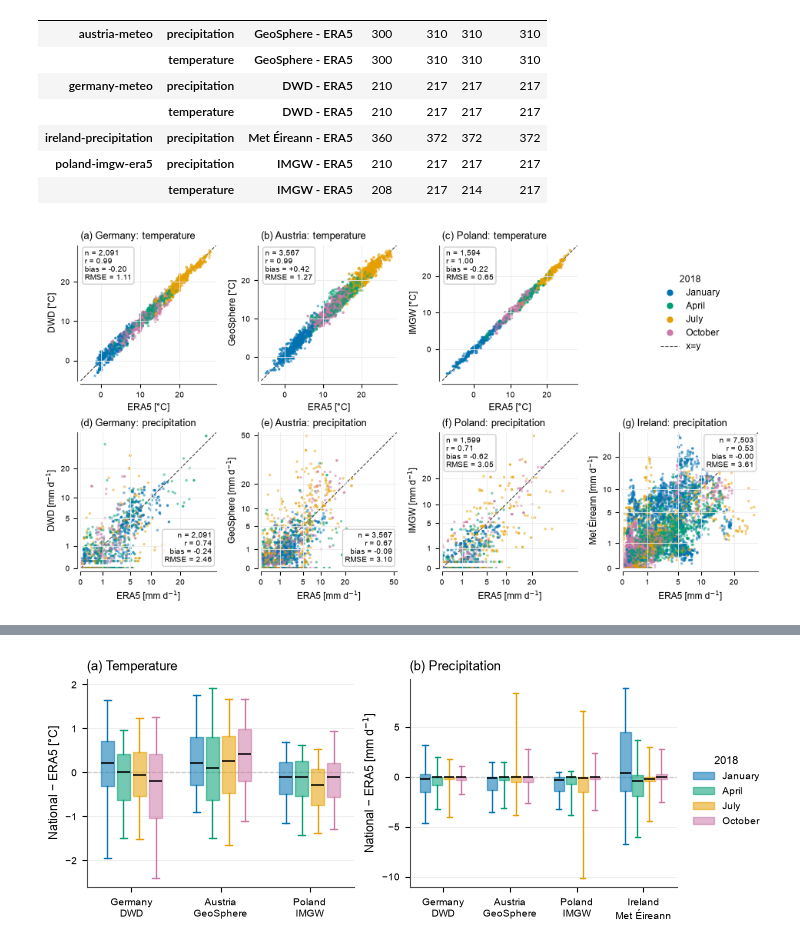
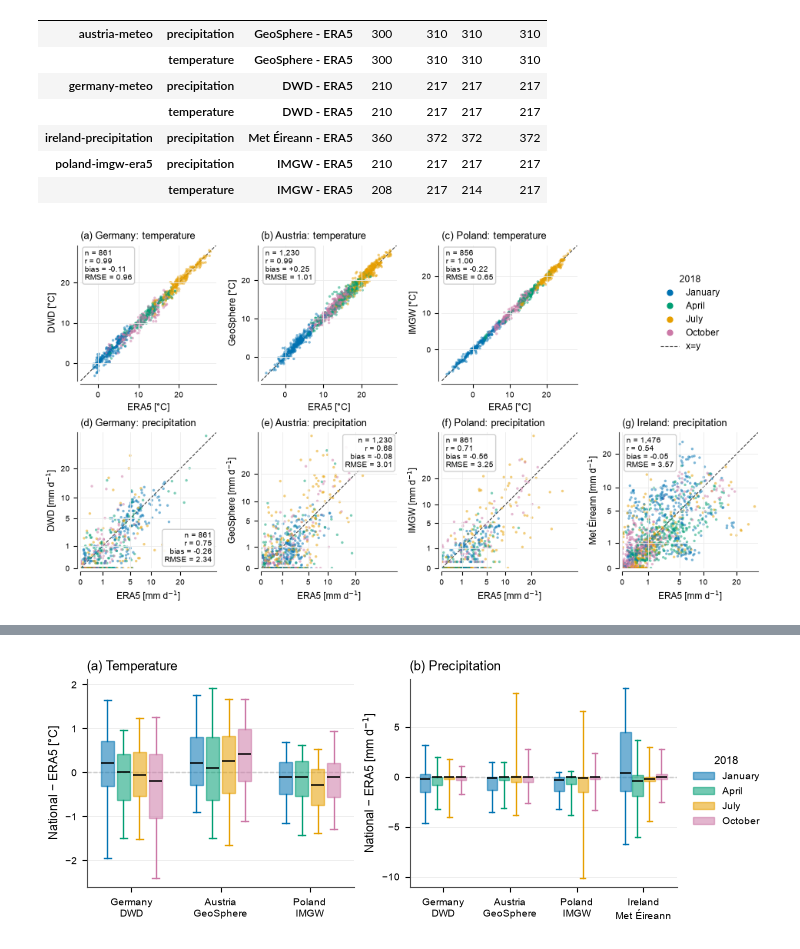
Before and after one commit to SmolakK/FARMWISE-API, a Jupyter notebook: evaluation/Evaluation summariser.ipynb, the cells around one changed output, grey strips where cells are left out. Saved outputs shown, nothing was run; the diff lists cells and outputs as text; code cells hidden in the pictures.

```diff
--- a/evaluation/Evaluation summariser.ipynb
+++ b/evaluation/Evaluation summariser.ipynb
@@ -505,7 +509,7 @@ import numpy as np
 import pandas as pd
 
 REFERENCE = "ERA5"
-KEY = ["scenario", "region", "period", "timestamp", "cell", "variable"]
+KEY = ["scenario", "region", "period", "timestamp", "cell", "variable", "level"]
 REGION_ORDER = ["germany-meteo", "austria-meteo", "poland-imgw-era5", "ireland-precipitation"]
 REGION_LABELS = {
     "germany-meteo": "Germany",
@@ -627,35 +631,35 @@ def plot_cross_source_scatter(pairs: pd.DataFrame, path_stem=None):
                                  squeeze=False, constrained_layout=True)
         letters = iter("abcdefghijklmnop")
         empty = []
         for row, variable in enumerate(variables):
             label, unit = VARIABLES[variable]
             for col, region in enumerate(regions):
                 ax = axes[row, col]
                 sub = pairs[(pairs["variable"] == variable) & (pairs["region"] == region)]
                 if sub.empty:
                     ax.set_axis_off()
                     empty.append(ax)
                     continue
                 _panel(ax, sub, variable, unit)
                 ax.set_title(f"({next(letters)}) {REGION_LABELS.get(region, region)}: "
                              f"{label.split()[-1].lower()}", loc="left")
         handles = [Line2D([], [], marker="o", linestyle="", markersize=5, color=c, label=p)
                    for p, c in PERIOD_COLOURS.items()]
         handles.append(Line2D([], [], color="0.25", linestyle="--", linewidth=0.8, label="x=y"))
         if empty:
             empty[0].legend(handles=handles, title="2018", loc="center", frameon=False)
         else:
             fig.legend(handles=handles, title="2018", loc="outside right center", frameon=False)
         if path_stem is not None:
             for suffix in (".pdf", ".png"):
                 fig.savefig(Path(str(path_stem) + suffix), bbox_inches="tight", dpi=300)
     return fig
 
-scatter_pairs = pair_with_reference(observations)
+scatter_pairs = pair_with_reference(observations[observations["level"] == 8])
 fig = plot_cross_source_scatter(scatter_pairs, FIGURES / "cross_source_scatter")
 plt.show()
 # %% [output]
-[figure, old version]
+[figure, new version]
 # %%
 agreement_by_season = analysis.agreement_metrics(
     pairs, by=["region", "variable", "source_pair", "period"]
```
Also changed, not shown: parts of 2 cells of this notebook, 6 other files.
